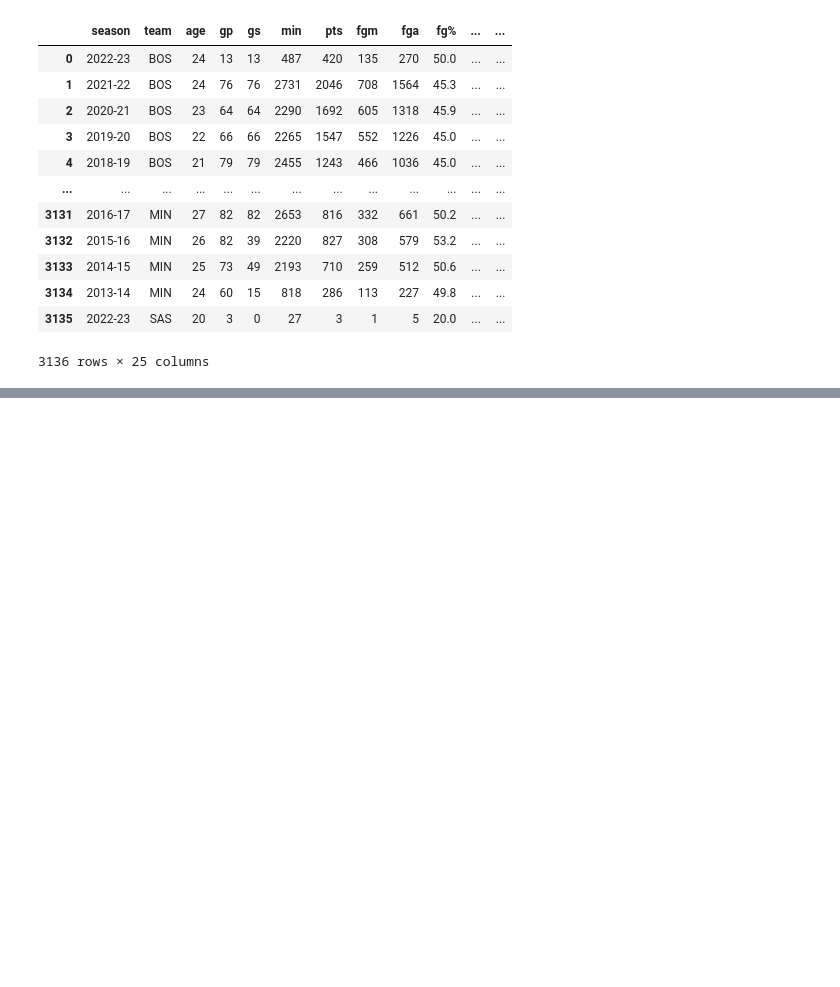
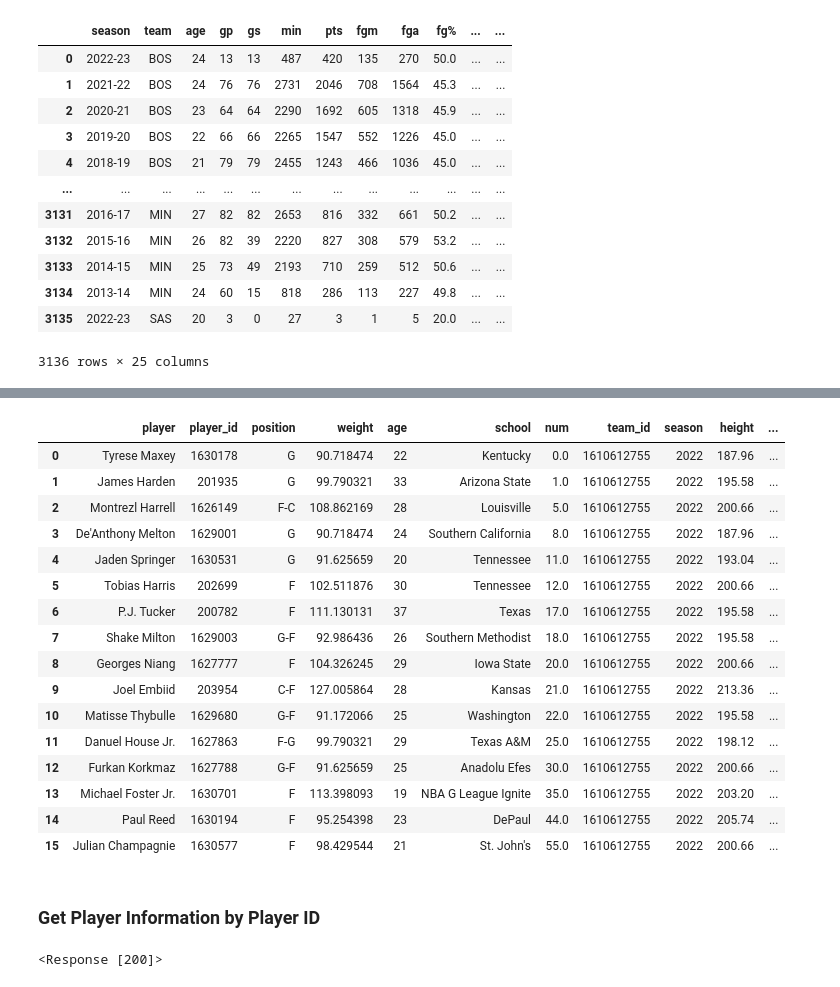
Before and after one commit to darakasrovi/nba_api, a Jupyter notebook: notebooks/Access NBA Data.ipynb, the cells around one changed output, grey strips where cells are left out. Saved outputs shown, nothing was run; the diff lists cells and outputs as text; code cells hidden in the pictures; blank space fills up the shorter version.

```diff
--- a/notebooks/Access NBA Data.ipynb
+++ b/notebooks/Access NBA Data.ipynb
@@ -78,0 +136,4 @@ player_career_stats
+# %%
+team_id = 1610612755
+response = requests.get(f"{BASE_URL}roster/{team_id}")
+response
@@ -78,0 +162,28 @@ player_career_stats
+# %%
+pd.DataFrame(response.json())
+# %% [output]
+|  | player | player_id | position | weight | age | school | num | team_id | season | height | ... |
+| 0 | Tyrese Maxey | 1630178 | G | 90.718474 | 22 | Kentucky | 0.0 | 1610612755 | 2022 | 187.96 | ... |
+| 1 | James Harden | 201935 | G | 99.790321 | 33 | Arizona State | 1.0 | 1610612755 | 2022 | 195.58 | ... |
+| 2 | Montrezl Harrell | 1626149 | F-C | 108.862169 | 28 | Louisville | 5.0 | 1610612755 | 2022 | 200.66 | ... |
+| 3 | De'Anthony Melton | 1629001 | G | 90.718474 | 24 | Southern California | 8.0 | 1610612755 | 2022 | 187.96 | ... |
+| 4 | Jaden Springer | 1630531 | G | 91.625659 | 20 | Tennessee | 11.0 | 1610612755 | 2022 | 193.04 | ... |
+| 5 | Tobias Harris | 202699 | F | 102.511876 | 30 | Tennessee | 12.0 | 1610612755 | 2022 | 200.66 | ... |
+| 6 | P.J. Tucker | 200782 | F | 111.130131 | 37 | Texas | 17.0 | 1610612755 | 2022 | 195.58 | ... |
+| 7 | Shake Milton | 1629003 | G-F | 92.986436 | 26 | Southern Methodist | 18.0 | 1610612755 | 2022 | 195.58 | ... |
+| 8 | Georges Niang | 1627777 | F | 104.326245 | 29 | Iowa State | 20.0 | 1610612755 | 2022 | 200.66 | ... |
+| 9 | Joel Embiid | 203954 | C-F | 127.005864 | 28 | Kansas | 21.0 | 1610612755 | 2022 | 213.36 | ... |
+| 10 | Matisse Thybulle | 1629680 | G-F | 91.172066 | 25 | Washington | 22.0 | 1610612755 | 2022 | 195.58 | ... |
+| 11 | Danuel House Jr. | 1627863 | F-G | 99.790321 | 29 | Texas A&M | 25.0 | 1610612755 | 2022 | 198.12 | ... |
+| 12 | Furkan Korkmaz | 1627788 | G-F | 91.625659 | 25 | Anadolu Efes | 30.0 | 1610612755 | 2022 | 200.66 | ... |
+| 13 | Michael Foster Jr. | 1630701 | F | 113.398093 | 19 | NBA G League Ignite | 35.0 | 1610612755 | 2022 | 203.20 | ... |
+| 14 | Paul Reed | 1630194 | F | 95.254398 | 23 | DePaul | 44.0 | 1610612755 | 2022 | 205.74 | ... |
+| 15 | Julian Champagnie | 1630577 | F | 98.429544 | 21 | St. John's | 55.0 | 1610612755 | 2022 | 200.66 | ... |
+# %% [markdown]
+### Get Player Information by Player ID
+# %%
+player_id = 1630178
+response = requests.get(f"{BASE_URL}player/{player_id}")
+response
+# %% [output]
+<Response [200]>
```
Also changed, not shown: parts of 22 cells of this notebook.
